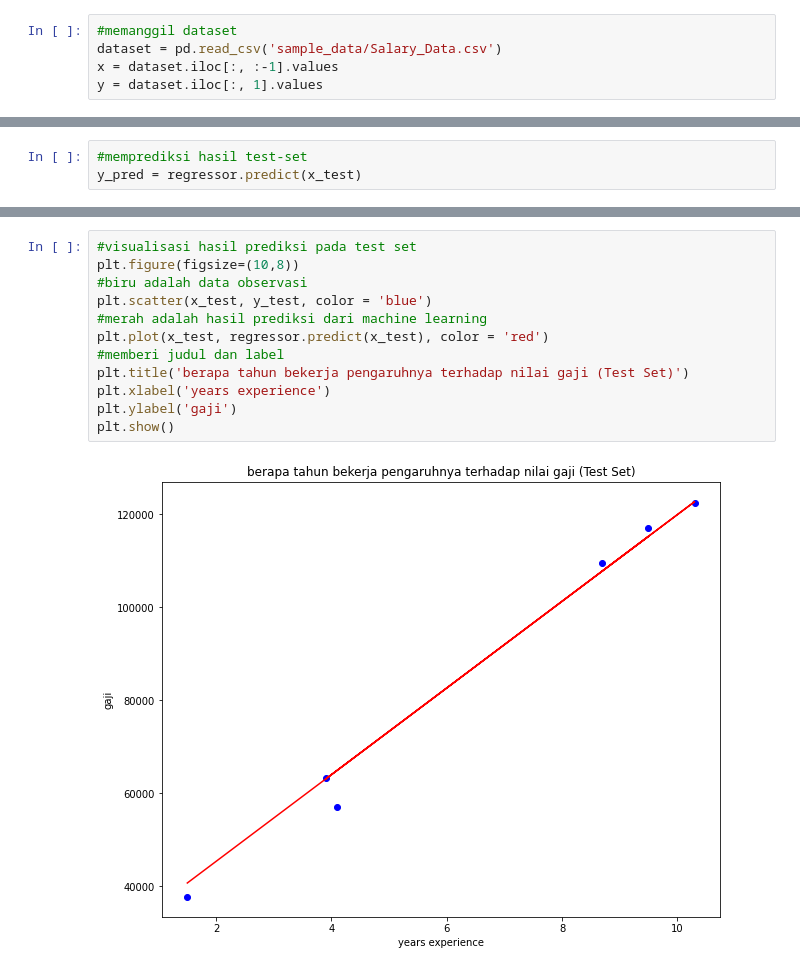
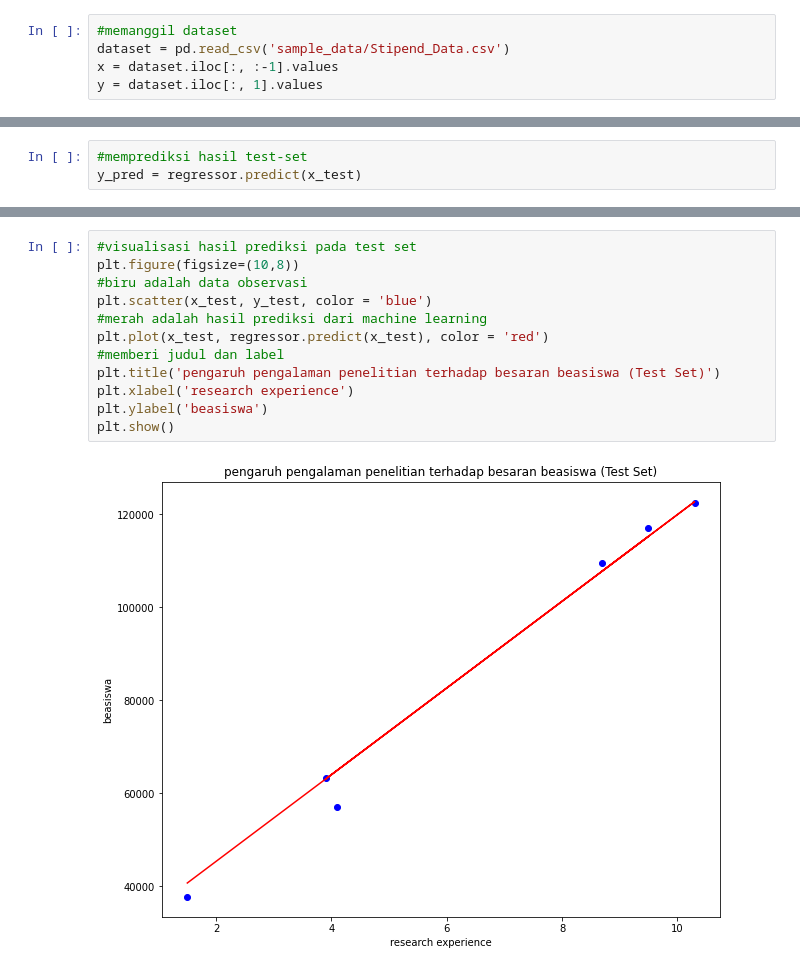
Before and after one commit to Distifiaoktari/klp-9-project-apm-kelas-B, a Jupyter notebook: SimpleRegresiLinear.ipynb, the cells around one changed output, grey strips where cells are left out. Saved outputs shown, nothing was run; the diff lists cells and outputs as text.

```diff
--- a/SimpleRegresiLinear.ipynb
+++ b/SimpleRegresiLinear.ipynb
@@ -8,7 +8,7 @@ import matplotlib.pyplot as plt
 import sklearn
 # %%
 #memanggil dataset
-dataset = pd.read_csv('sample_data/Salary_Data.csv')
+dataset = pd.read_csv('sample_data/Stipend_Data.csv')
 x = dataset.iloc[:, :-1].values
 y = dataset.iloc[:, 1].values
 # %%
@@ -67,14 +67,14 @@ plt.show()
 # %%
 #visualisasi hasil prediksi pada test set
 plt.figure(figsize=(10,8))
 #biru adalah data observasi
 plt.scatter(x_test, y_test, color = 'blue')
 #merah adalah hasil prediksi dari machine learning
 plt.plot(x_test, regressor.predict(x_test), color = 'red')
 #memberi judul dan label
-plt.title('berapa tahun bekerja pengaruhnya terhadap nilai gaji (Test Set)')
-plt.xlabel('years experience')
-plt.ylabel('gaji')
+plt.title('pengaruh pengalaman penelitian terhadap besaran beasiswa (Test Set)')
+plt.xlabel('research experience')
+plt.ylabel('beasiswa')
 plt.show()
 # %% [output]
-[figure, old version]
+[figure, new version]
```
Also changed, not shown: parts of 3 cells of this notebook.
